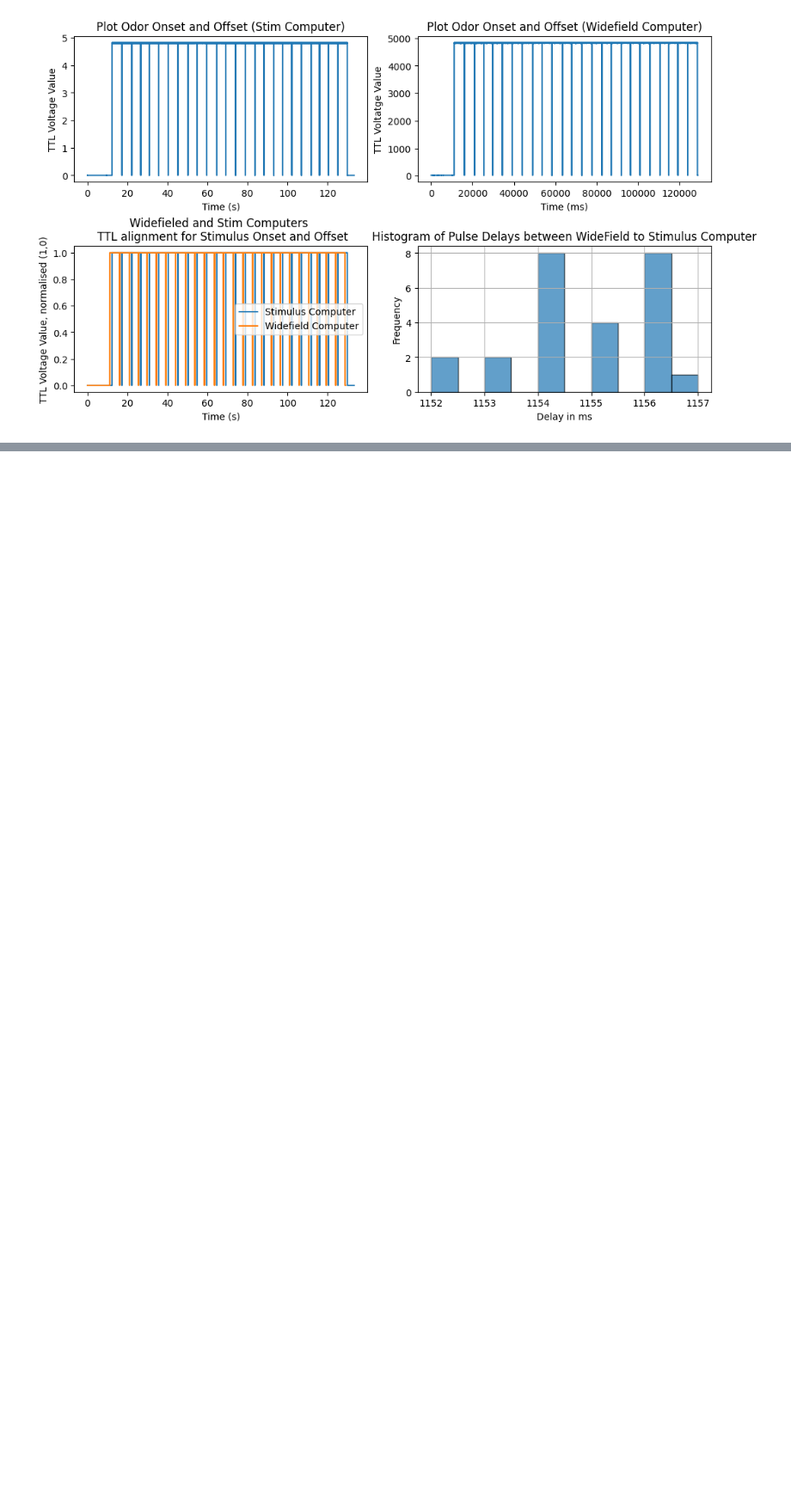
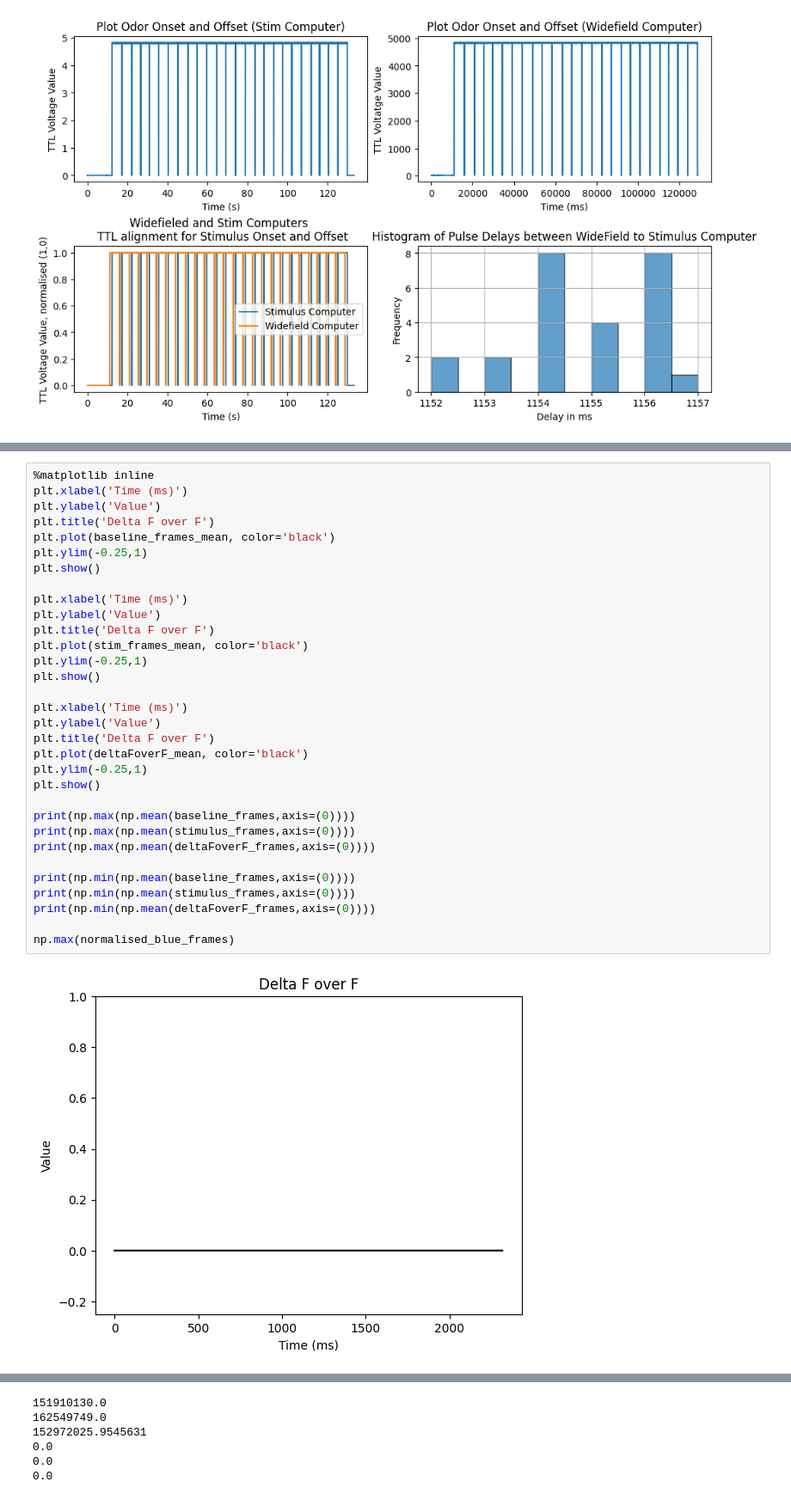
Before and after one commit to BruneBettler/wfield_pipeline, a Jupyter notebook: wfield_jupyter_tester.ipynb, the cells around one changed output, grey strips where cells are left out. Shown at 86% size. Cells and saved outputs as stored; diff of their text form; blank space fills up the shorter version.

```diff
--- a/wfield_jupyter_tester.ipynb
+++ b/wfield_jupyter_tester.ipynb
@@ -600,0 +612,34 @@ Error:
+# %%
+%matplotlib inline
+plt.xlabel('Time (ms)')
+plt.ylabel('Value')
+plt.title('Delta F over F')
+plt.plot(baseline_frames_mean, color='black')
+plt.ylim(-0.25,1)
+plt.show()
+
+plt.xlabel('Time (ms)')
+plt.ylabel('Value')
+plt.title('Delta F over F')
+plt.plot(stim_frames_mean, color='black')
+plt.ylim(-0.25,1)
+plt.show()
+
+plt.xlabel('Time (ms)')
+plt.ylabel('Value')
+plt.title('Delta F over F')
+plt.plot(deltaFoverF_mean, color='black')
+plt.ylim(-0.25,1)
+plt.show()
+
+print(np.max(np.mean(baseline_frames,axis=(0))))
+print(np.max(np.mean(stimulus_frames,axis=(0))))
+print(np.max(np.mean(deltaFoverF_frames,axis=(0))))
+
+print(np.min(np.mean(baseline_frames,axis=(0))))
+print(np.min(np.mean(stimulus_frames,axis=(0))))
+print(np.min(np.mean(deltaFoverF_frames,axis=(0))))
+
+np.max(normalised_blue_frames)
+# %% [output]
+[figure, added]
@@ -600,0 +648,6 @@ Error:
+151910130.0
+162549749.0
+152972025.9545631
+0.0
+0.0
+0.0
```
Also changed, not shown: parts of 5 cells of this notebook.
